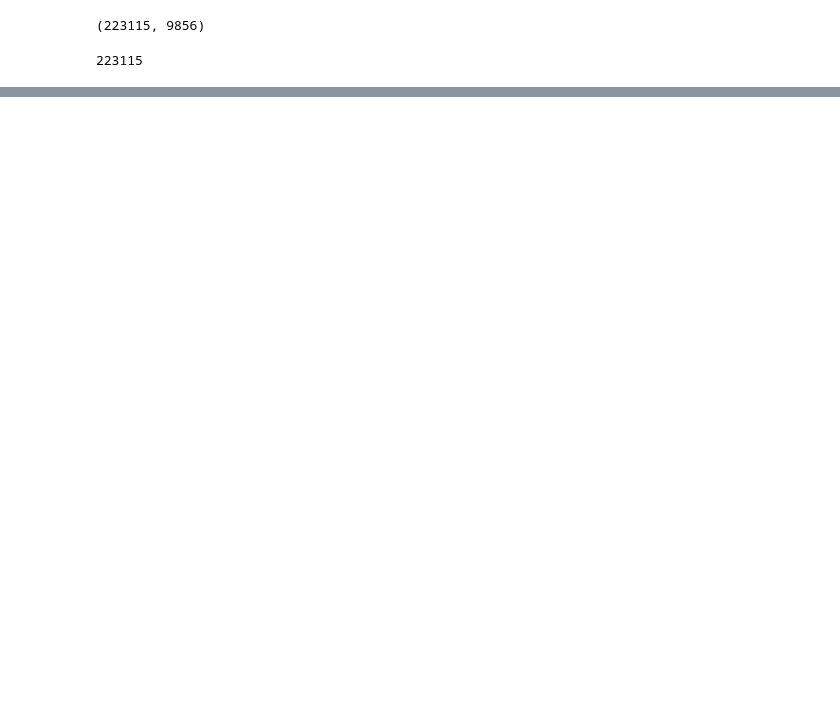
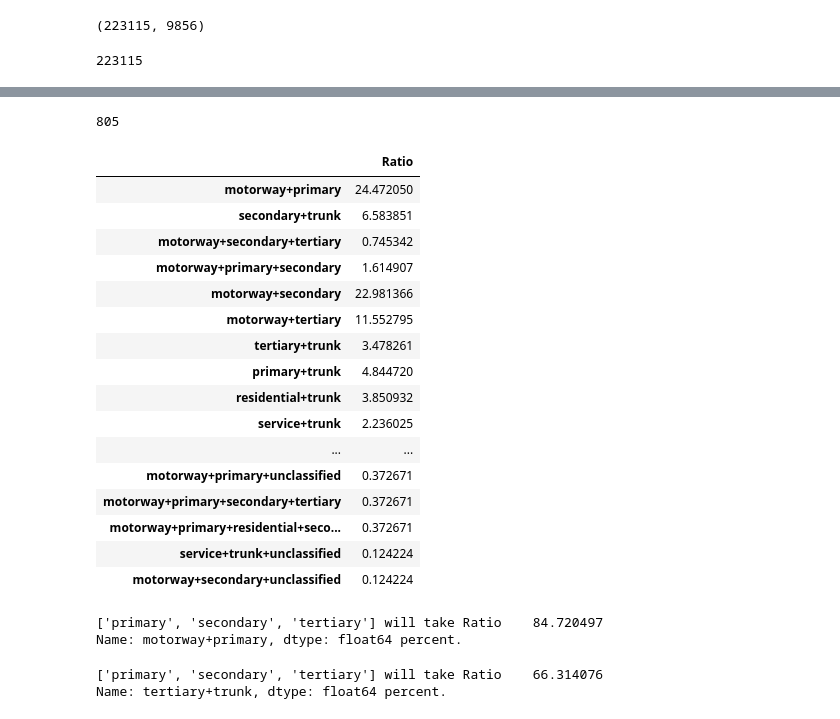
Before and after one commit to azspark/gd_truck, a Jupyter notebook: toll_analysis.ipynb, the cells around one changed output, grey strips where cells are left out. Saved outputs shown, nothing was run; the diff lists cells and outputs as text; code cells hidden in the pictures; blank space fills up the shorter version.

```diff
--- a/toll_analysis.ipynb
+++ b/toll_analysis.ipynb
@@ -37,0 +174,41 @@ plot_points(intersections[:200])
+# %%
+small_dis_range = np.arange(len(distances_to_neareast_node_no_link))[np.array(distances_to_neareast_node_no_link) < 900]
+# %%
+len(small_dis_range)
+# %% [output]
+805
+# %%
+small_set = neareaset_node_set_no_link.sub_set(small_dis_range)
+# %%
+df_small_set_ratio = small_set.get_type_distribution_df()
+df_small_set_ratio
+# %% [output]
+|  | Ratio |
+| motorway+primary | 24.472050 |
+| secondary+trunk | 6.583851 |
+| motorway+secondary+tertiary | 0.745342 |
+| motorway+primary+secondary | 1.614907 |
+| motorway+secondary | 22.981366 |
+| motorway+tertiary | 11.552795 |
+| tertiary+trunk | 3.478261 |
+| primary+trunk | 4.844720 |
+| residential+trunk | 3.850932 |
+| service+trunk | 2.236025 |
+| ... | ... |
+| motorway+primary+unclassified | 0.372671 |
+| motorway+primary+secondary+tertiary | 0.372671 |
+| motorway+primary+residential+seco... | 0.372671 |
+| service+trunk+unclassified | 0.124224 |
+| motorway+secondary+unclassified | 0.124224 |
+# %%
+from toll_detect.utils import count_coverage_ratio
+count_coverage_ratio(df_small_set_ratio, ['primary','secondary', 'tertiary'])
+# %% [output]
+['primary', 'secondary', 'tertiary'] will take Ratio    84.720497
+Name: motorway+primary, dtype: float64 percent.
+# %%
+
+count_coverage_ratio(df_intersection_set_no_link, ['primary','secondary', 'tertiary'])
+# %% [output]
+['primary', 'secondary', 'tertiary'] will take Ratio    66.314076
+Name: tertiary+trunk, dtype: float64 percent.
```
Also changed, not shown: parts of 23 cells of this notebook, 6 other files.
